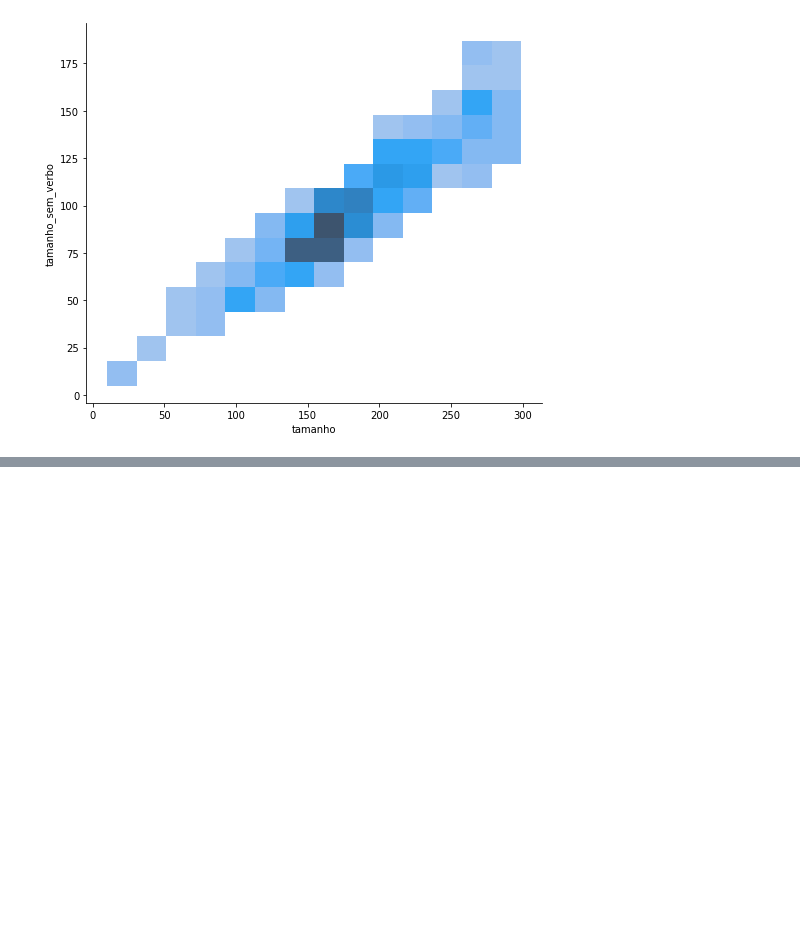
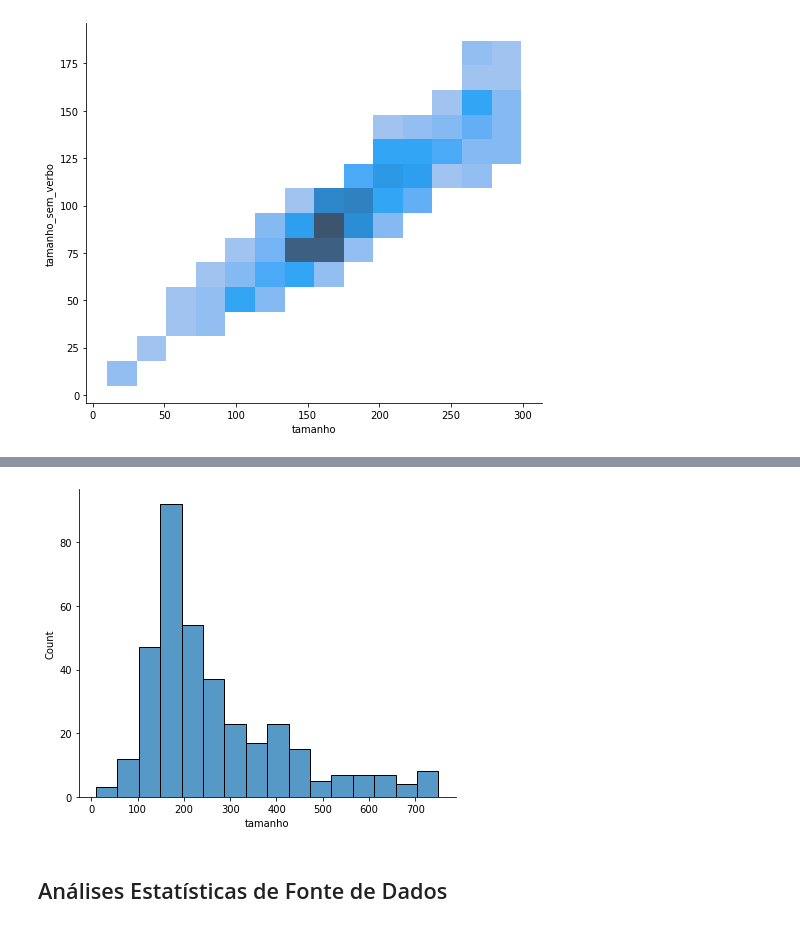
Before and after one commit to heldergr/tcc-pucmg-2, a Jupyter notebook: src/python/notebooks/analise-palavras-fontes-dados.ipynb, the cells around one changed output, grey strips where cells are left out. Saved outputs shown, nothing was run; the diff lists cells and outputs as text; code cells hidden in the pictures; blank space fills up the shorter version.

```diff
--- a/src/python/notebooks/analise-palavras-fontes-dados.ipynb
+++ b/src/python/notebooks/analise-palavras-fontes-dados.ipynb
@@ -111,0 +113,6 @@ sns.displot(limitado, x='tamanho_sem_verbo', kind='hist', aspect=1.2)
+# %%
+analisar_distribuicao_tamanhos(informacoes_fonte_de_dados, x_max=750)
+# %% [output]
+[figure, added]
+# %% [markdown]
+## Análises Estatísticas de Fonte de Dados
```
Also changed, not shown: parts of 29 cells of this notebook, 1 other file.
